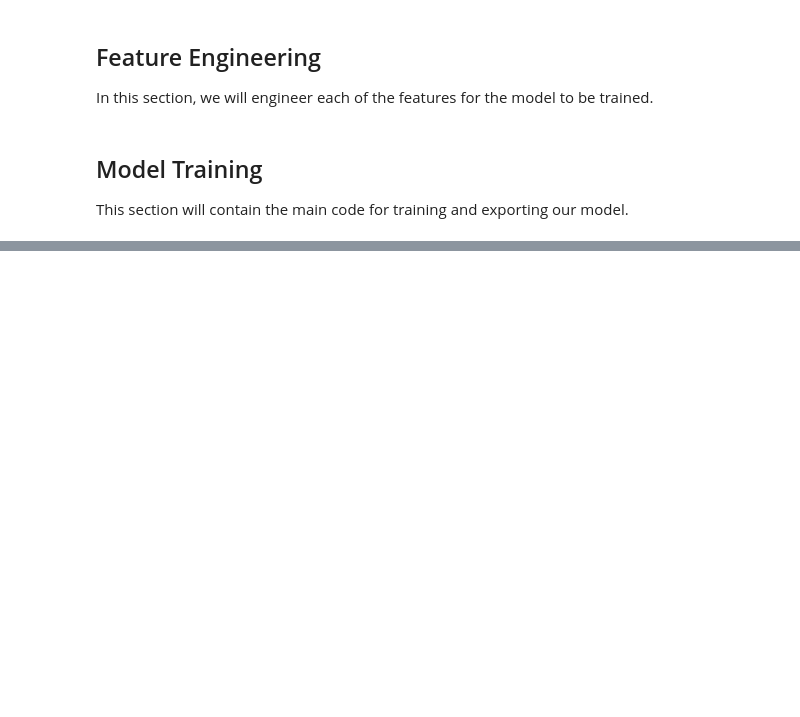
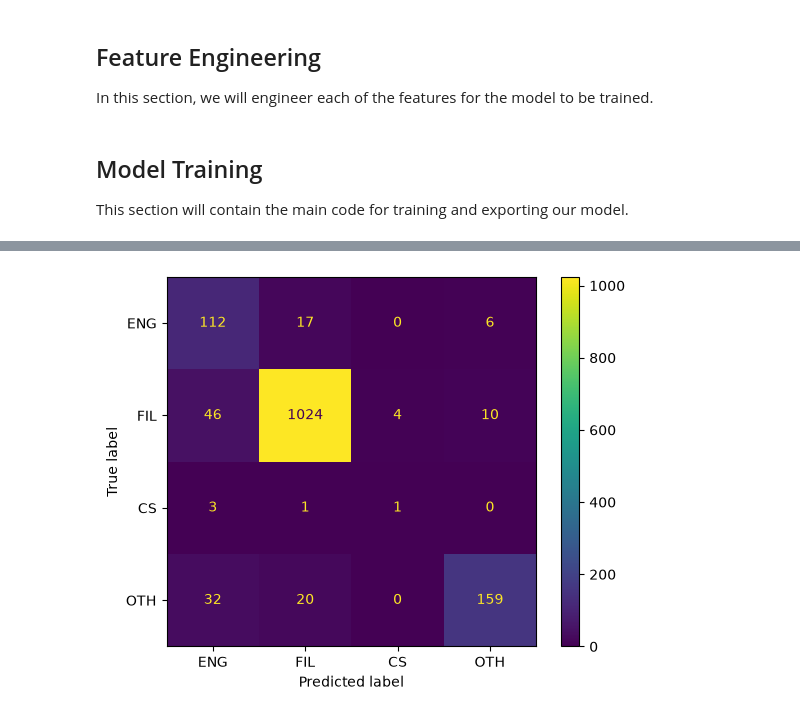
Before and after one commit to notgian/intsycurities, a Jupyter notebook: mco2-pinoybot/intsycure.ipynb, the cells around one changed output, grey strips where cells are left out. Cells and saved outputs as stored; diff of their text form; code cells hidden in the pictures; blank space fills up the shorter version.

```diff
--- a/mco2-pinoybot/intsycure.ipynb
+++ b/mco2-pinoybot/intsycure.ipynb
@@ -44,7 +155,26 @@ master_data.head
 
 In this section, we will engineer each of the features for the model to be trained.
 # %%
-# nothing yet.
+models = {
+    "Naive Bayes": MultinomialNB(),
+
+    "Logistic Regression": LogisticRegression(
+        max_iter=2000,
+        class_weight="balanced",
+        random_state=RANDOM_STATE
+    ),
+
+    "Linear SVM": LinearSVC(
+        class_weight="balanced",
+        random_state=RANDOM_STATE
+    )
+}
+
+feature_options = {
+    "Character 1-3": (1, 3),
+    "Character 2-4": (2, 4),
+    "Character 2-5": (2, 5)
+}
 # %% [markdown]
 ## Model Training
 This section will contain the main code for training and exporting our model.
@@ -52,0 +302,16 @@ This section will contain the main code for training and exporting our model.
+# %%
+matrix = confusion_matrix(
+    y_test,
+    test_predictions,
+    labels=LABELS
+)
+
+display = ConfusionMatrixDisplay(
+    confusion_matrix=matrix,
+    display_labels=LABELS
+)
+
+display.plot()
+plt.show()
+# %% [output]
+[figure, added]
```
Also changed, not shown: parts of 7 cells of this notebook, 2 other files.
